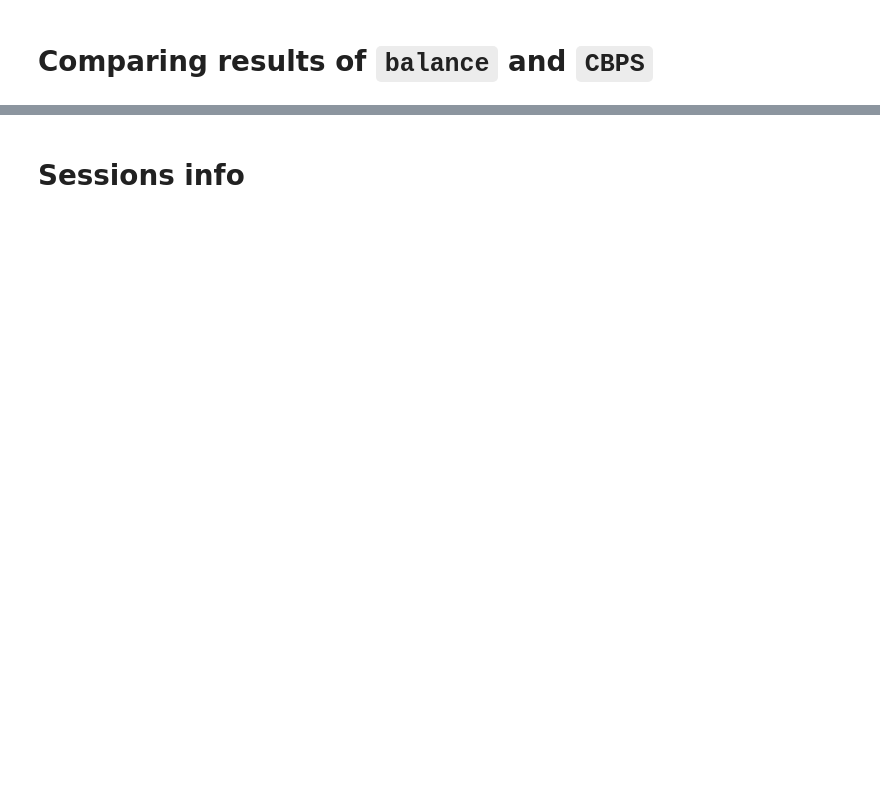
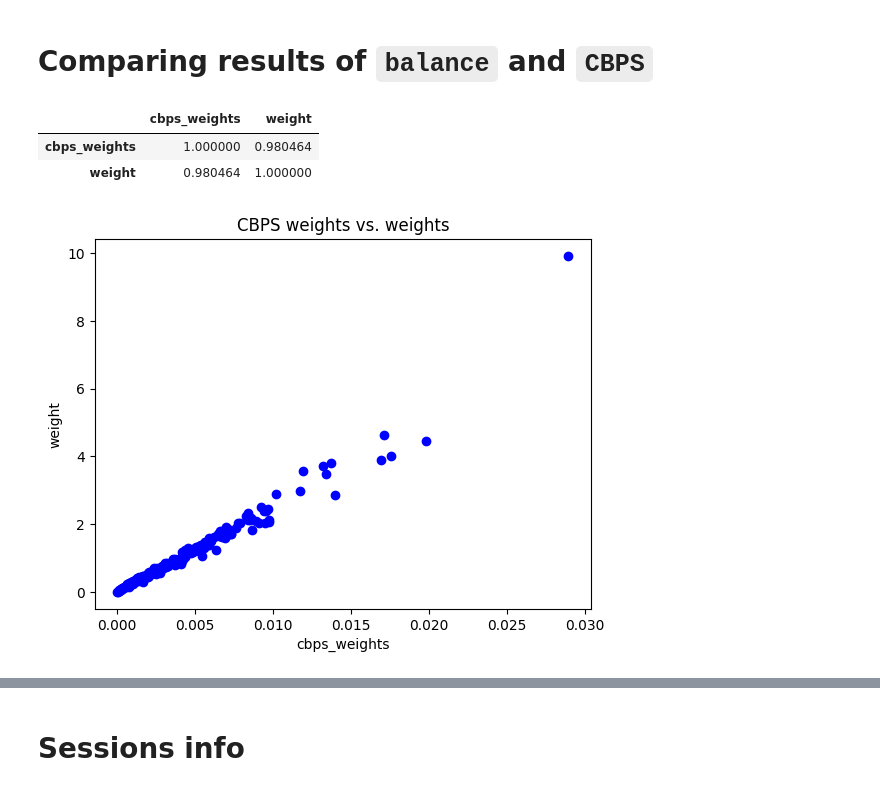
Before and after one commit to facebookresearch/balance, a Jupyter notebook: tutorials/comparing_cbps_in_r_vs_python_using_sim_data.ipynb, the cells around one changed output, grey strips where cells are left out. Drawn from its saved outputs; the diff is of its cells as text; code cells hidden in the pictures; blank space fills up the shorter version.

Commit message:
Restore CBPS scatter plots without warnings

```diff
--- a/tutorials/comparing_cbps_in_r_vs_python_using_sim_data.ipynb
+++ b/tutorials/comparing_cbps_in_r_vs_python_using_sim_data.ipynb
@@ -29,5 +83,15 @@ adjust = sample_target.adjust(method = "cbps", transformations = None, weight_tr
 # %% [markdown]
 # Comparing results of `balance` and `CBPS`
 # %%
-# adjust.df.plot.scatter(x="cbps_weights", y="weight", color="blue")
+import matplotlib.pyplot as plt
+fig, ax = plt.subplots()
+ax.scatter(adjust.df["cbps_weights"], adjust.df["weight"], color="blue")
+ax.set_xlabel("cbps_weights")
+ax.set_ylabel("weight")
+ax.set_title("CBPS weights vs. weights")
 adjust.df[["cbps_weights", "weight"]].corr(method = "pearson")
+# %% [output]
+|  | cbps_weights | weight |
+| cbps_weights | 1.000000 | 0.980464 |
+| weight | 0.980464 | 1.000000 |
+[figure, added]
```
Also changed, not shown: parts of 11 cells of this notebook, 1 other file.
